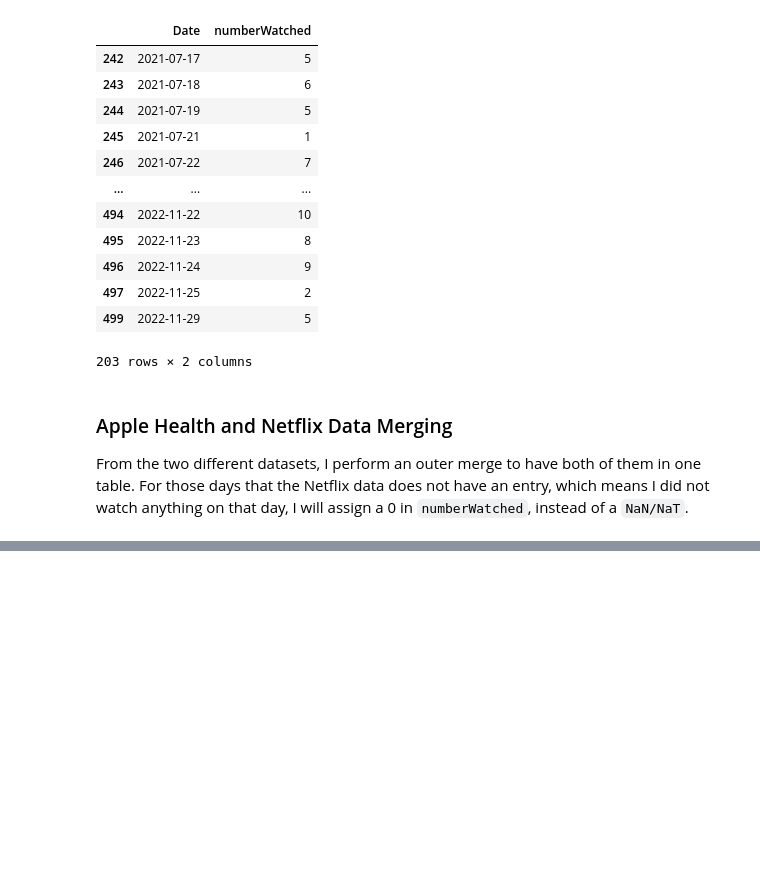
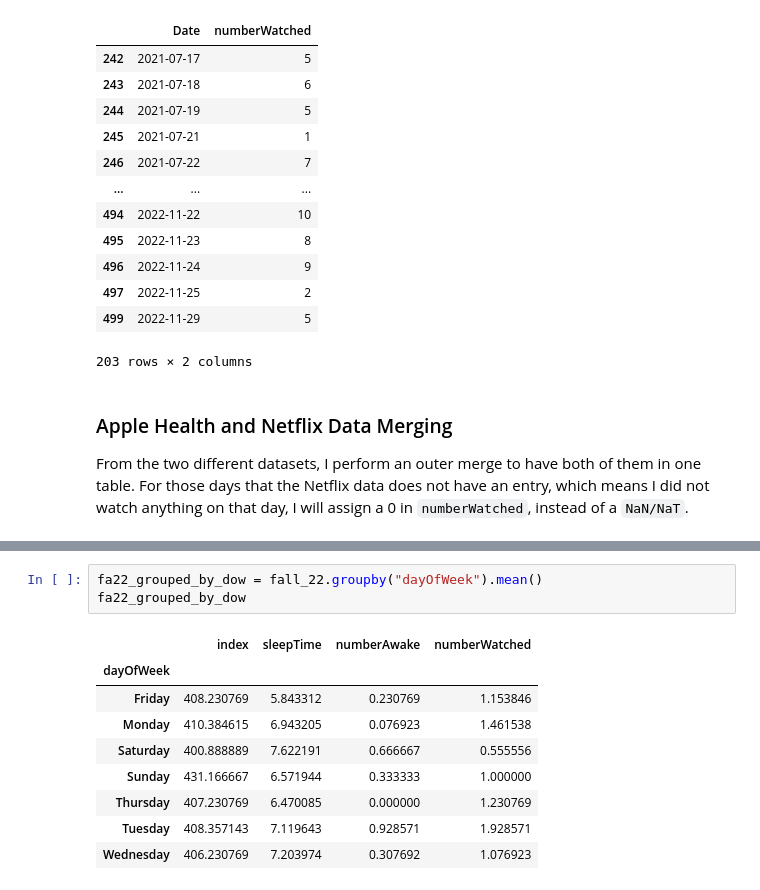
Before and after one commit to tonixsmm/FinalProject, a Jupyter notebook: ProjectNotebook.ipynb, the cells around one changed output, grey strips where cells are left out. Drawn from its saved outputs; the diff is of its cells as text; blank space fills up the shorter version.

```diff
--- a/ProjectNotebook.ipynb
+++ b/ProjectNotebook.ipynb
@@ -258,0 +288,13 @@ KeyError: 'creationDate'
+# %%
+fa22_grouped_by_dow = fall_22.groupby("dayOfWeek").mean()
+fa22_grouped_by_dow
+# %% [output]
+|  | index | sleepTime | numberAwake | numberWatched |
+| dayOfWeek |  |  |  |  |
+| Friday | 408.230769 | 5.843312 | 0.230769 | 1.153846 |
+| Monday | 410.384615 | 6.943205 | 0.076923 | 1.461538 |
+| Saturday | 400.888889 | 7.622191 | 0.666667 | 0.555556 |
+| Sunday | 431.166667 | 6.571944 | 0.333333 | 1.000000 |
+| Thursday | 407.230769 | 6.470085 | 0.000000 | 1.230769 |
+| Tuesday | 408.357143 | 7.119643 | 0.928571 | 1.928571 |
+| Wednesday | 406.230769 | 7.203974 | 0.307692 | 1.076923 |
```
Also changed, not shown: parts of 12 cells of this notebook, 1 other file.
